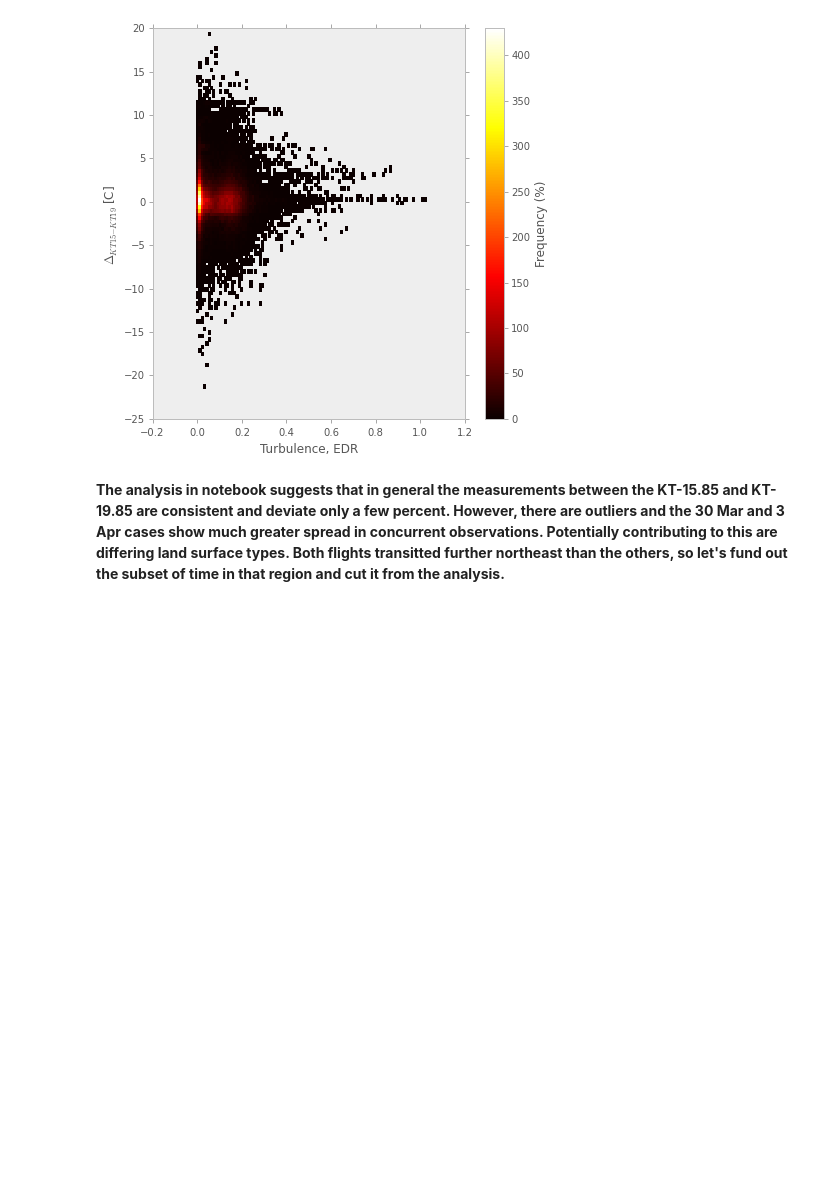
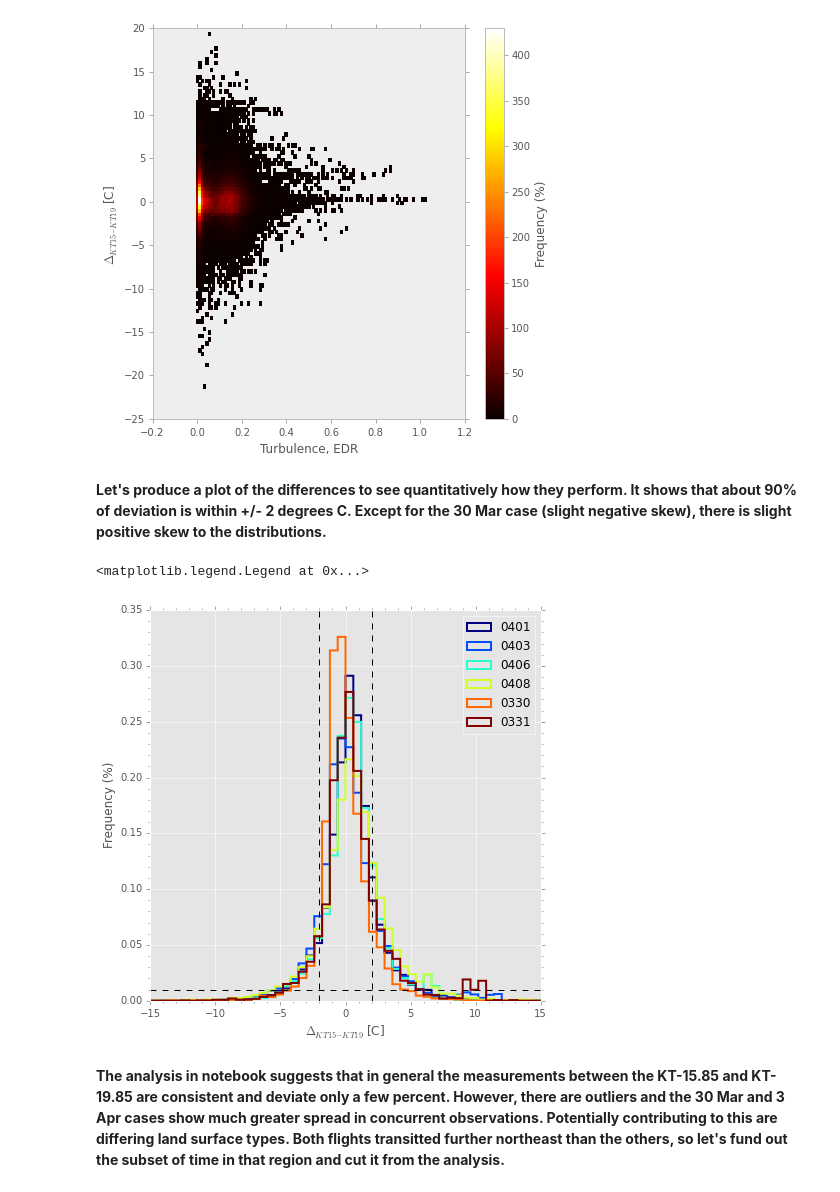
Before and after one commit to dplumme1/uwkingair, a Jupyter notebook: instruments/ir_radiometric_compare.ipynb, the cells around one changed output. Saved outputs shown, nothing was run; the diff lists cells and outputs as text; code cells hidden in the pictures; blank space fills up the shorter version.

```diff
--- a/instruments/ir_radiometric_compare.ipynb
+++ b/instruments/ir_radiometric_compare.ipynb
@@ -458,6 +463,30 @@ cb = plt.colorbar(biv)
 cb.set_label('Frequency (%)')
 # %% [output]
 [figure]
+# %% [markdown]
+<b>Let's produce a plot of the differences to see quantitatively how they perform. It shows that about 90% of deviation is within +/- 2 degrees C. Except for the 30 Mar case (slight negative skew), there is slight positive skew to the distributions.</b>
+# %%
+from matplotlib.ticker import AutoMinorLocator
+plt.style.use('ggplot')
+fig, ax = plt.subplots(1, 1, figsize=(7,7))
+
+colors = mcm.get_cmap()(np.linspace(0, 1, len(flights1Hz.keys())))
+for day, c in zip(flights1Hz.keys(), colors):
+    ax.hist(flights1Hz[day]['ktdiff15-19']['data'], bins=50, normed=True, histtype='step', range=(-15, 15),
+            color=c, linewidth=2, label=day)
+
+minorLocatorx = AutoMinorLocator()
+minorLocatory = AutoMinorLocator()
+ax.xaxis.set_minor_locator(minorLocatorx)
+ax.yaxis.set_minor_locator(minorLocatory)
+ax.hlines(0.01, -15, 15, colors='k', linestyles='dashed')
+ax.vlines((-2, 2), 0, 0.35, colors='k', linestyles='dashed')
+ax.set_xlabel(r"${\Delta}$$_{KT15 - KT19}$ [C]")
+ax.set_ylabel("Frequency (%)")
+ax.legend(loc='upper right')
+# %% [output]
+<matplotlib.legend.Legend at 0x...>
+[figure, added]
 # %% [markdown]
 <b>The analysis in notebook suggests that in general the measurements between the KT-15.85 and KT-19.85 are consistent and deviate only a few percent. However, there are outliers and the 30 Mar and 3 Apr cases show much greater spread in concurrent observations. Potentially contributing to this are differing land surface types. Both flights transitted further northeast than the others, so let's fund out the subset of time in that region and cut it from the analysis.</b>
 # %% [markdown]
```
Also changed, not shown: parts of 18 cells of this notebook.
